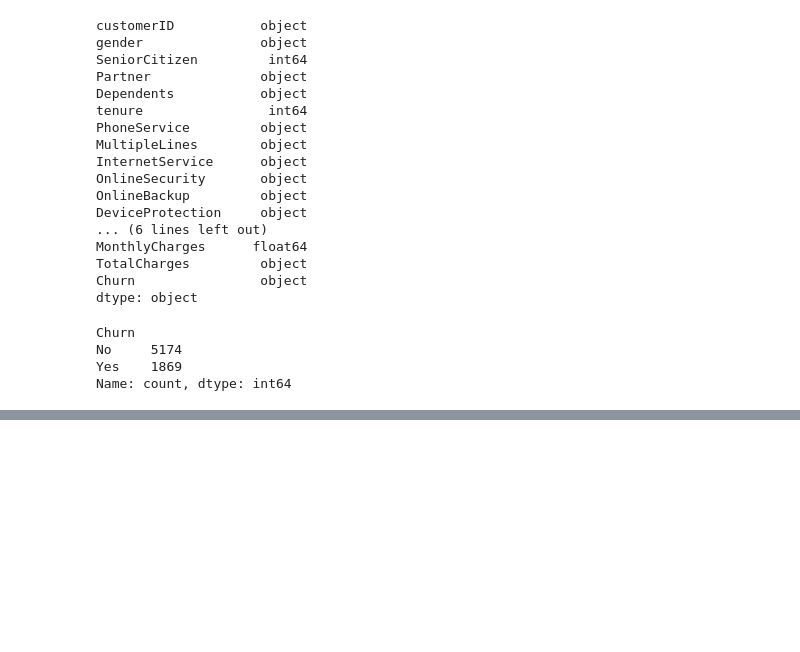
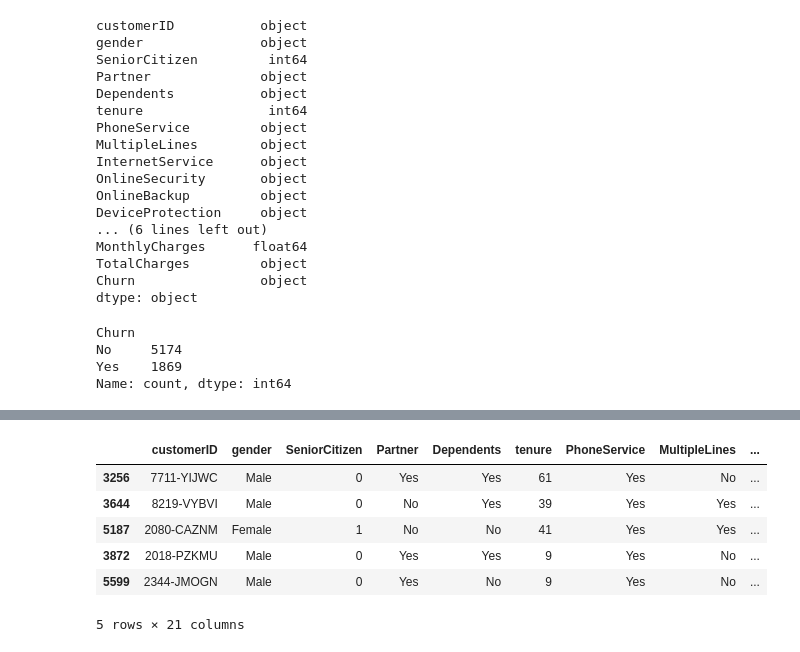
Before and after one commit to Kovindu555/Customer-Churn-Prediction, a Jupyter notebook: EDA.ipynb, the cells around one changed output, grey strips where cells are left out. Drawn from its saved outputs; the diff is of its cells as text; code cells hidden in the pictures; blank space fills up the shorter version.

```diff
--- a/EDA.ipynb
+++ b/EDA.ipynb
@@ -93,0 +142,10 @@ plt.show()
+# %%
+df.sample(5)
+# %% [output]
+|  | customerID | gender | SeniorCitizen | Partner | Dependents | tenure | PhoneService | MultipleLines | ... |
+| 3256 | 7711-YIJWC | Male | 0 | Yes | Yes | 61 | Yes | No | ... |
+| 3644 | 8219-VYBVI | Male | 0 | No | Yes | 39 | Yes | Yes | ... |
+| 5187 | 2080-CAZNM | Female | 1 | No | No | 41 | Yes | Yes | ... |
+| 3872 | 2018-PZKMU | Male | 0 | Yes | Yes | 9 | Yes | No | ... |
+| 5599 | 2344-JMOGN | Male | 0 | Yes | No | 9 | Yes | No | ... |
+5 rows × 21 columns
```
Also changed, not shown: parts of 24 cells of this notebook.
